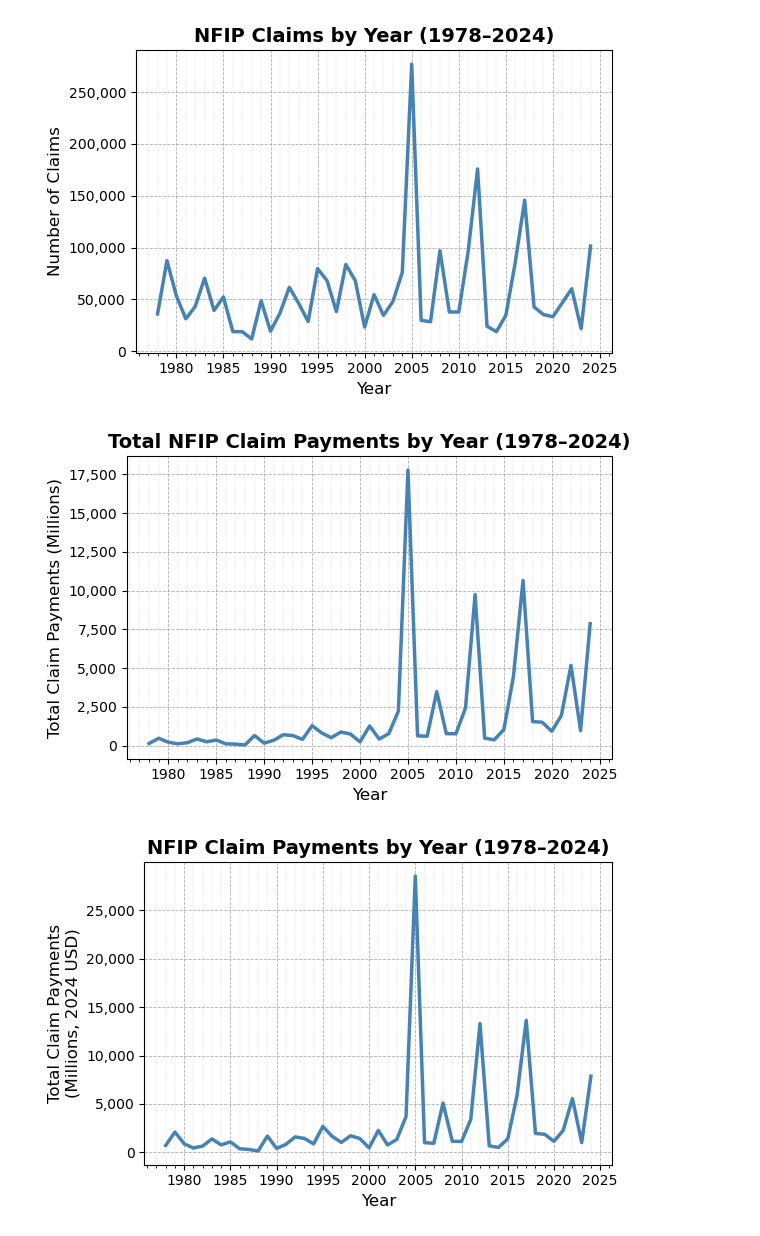
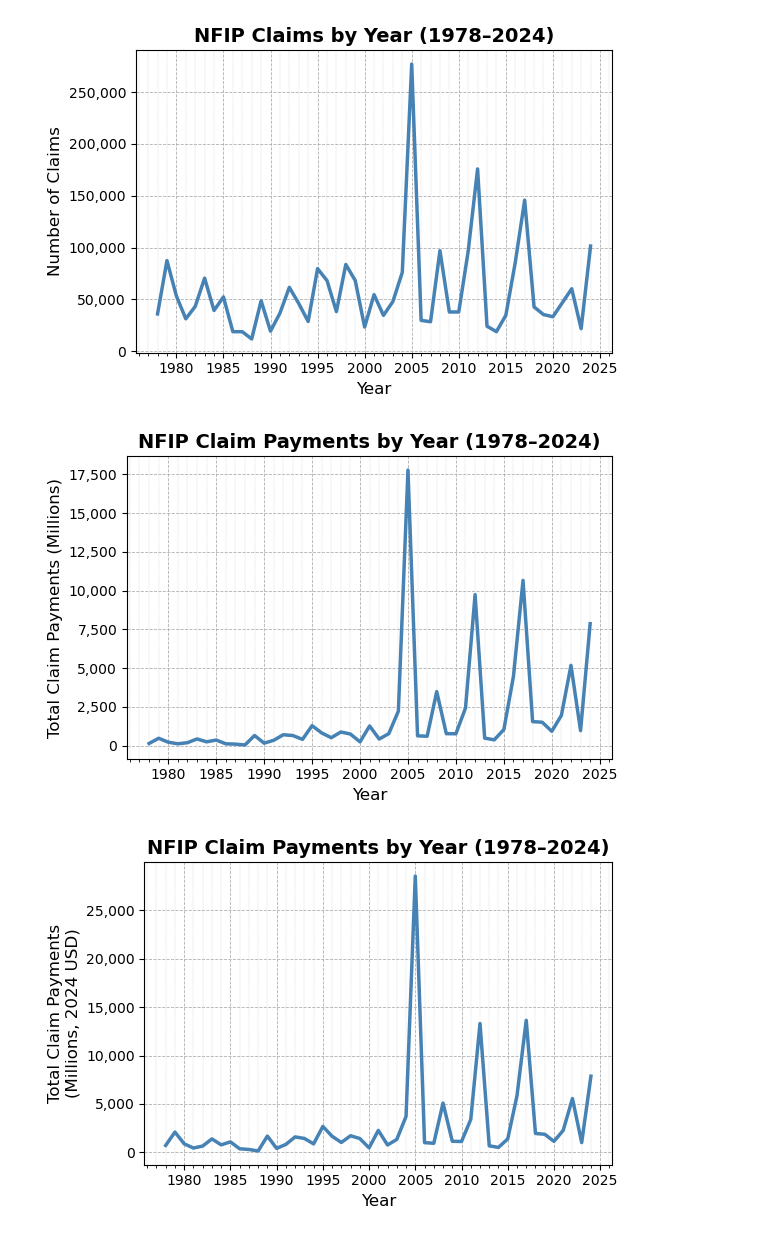
Before and after one commit to mebauer/duckdb-fema-nfip, a Jupyter notebook: figures.ipynb, the cells around one changed output. Drawn from its saved outputs; the diff is of its cells as text; code cells hidden in the pictures.

```diff
--- a/figures.ipynb
+++ b/figures.ipynb
@@ -347,14 +344,10 @@ year_loss_df = con.sql("""
             SUM(amountPaidOnBuildingClaim)
             + SUM(amountPaidOnContentsClaim)
             + SUM(amountPaidOnIncreasedCostOfComplianceClaim), 0)::BIGINT AS paidTotalClaim
-    FROM
-        claims
-    WHERE
-        yearOfLoss < 2025
-    GROUP BY
-        yearOfLoss
-   ORDER BY
-       yearOfLoss
+    FROM claims
+    WHERE yearOfLoss < 2025
+    GROUP BY yearOfLoss
+   ORDER BY yearOfLoss
 """).df()
 
 # adjust for inflation in 2024 dollars
@@ -415,31 +408,31 @@ plt.savefig('figures/year-count.png', dpi=200, bbox_inches='tight')
 # %%
 fig, ax = plt.subplots(figsize=(6, 4))
 
 sns.lineplot(
     data=year_loss_df,
     x='yearOfLoss',
     y='paidTotalClaimM',
     ax=ax,
     linewidth=2.5,
     color='steelblue'
 )
 
-ax.set_title("Total NFIP Claim Payments by Year (1978–2024)", fontsize=14, weight='bold')
+ax.set_title("NFIP Claim Payments by Year (1978–2024)", fontsize=14, weight='bold')
 ax.set_xlabel("Year", fontsize=12)
 ax.set_ylabel("Total Claim Payments (Millions)", fontsize=12)
 
 ax.tick_params(axis='x', labelsize=10)
 ax.tick_params(axis='y', labelsize=10)
 ax.xaxis.set_major_locator(ticker.MultipleLocator(5))
 ax.xaxis.set_minor_locator(ticker.MultipleLocator(1))
 ax.yaxis.set_major_formatter(ticker.FuncFormatter(lambda x, _: f'{int(x):,}'))
 
 ax.grid(True, which='major', linestyle='--', linewidth=0.6)
 ax.grid(True, which='minor', linestyle=':', linewidth=0.3)
 
 plt.tight_layout()
 # %% [output]
-[figure, old version]
+[figure, new version]
 # %%
 fig, ax = plt.subplots(figsize=(6, 4))
 
```
Also changed, not shown: parts of 14 cells of this notebook, 3 other files.
